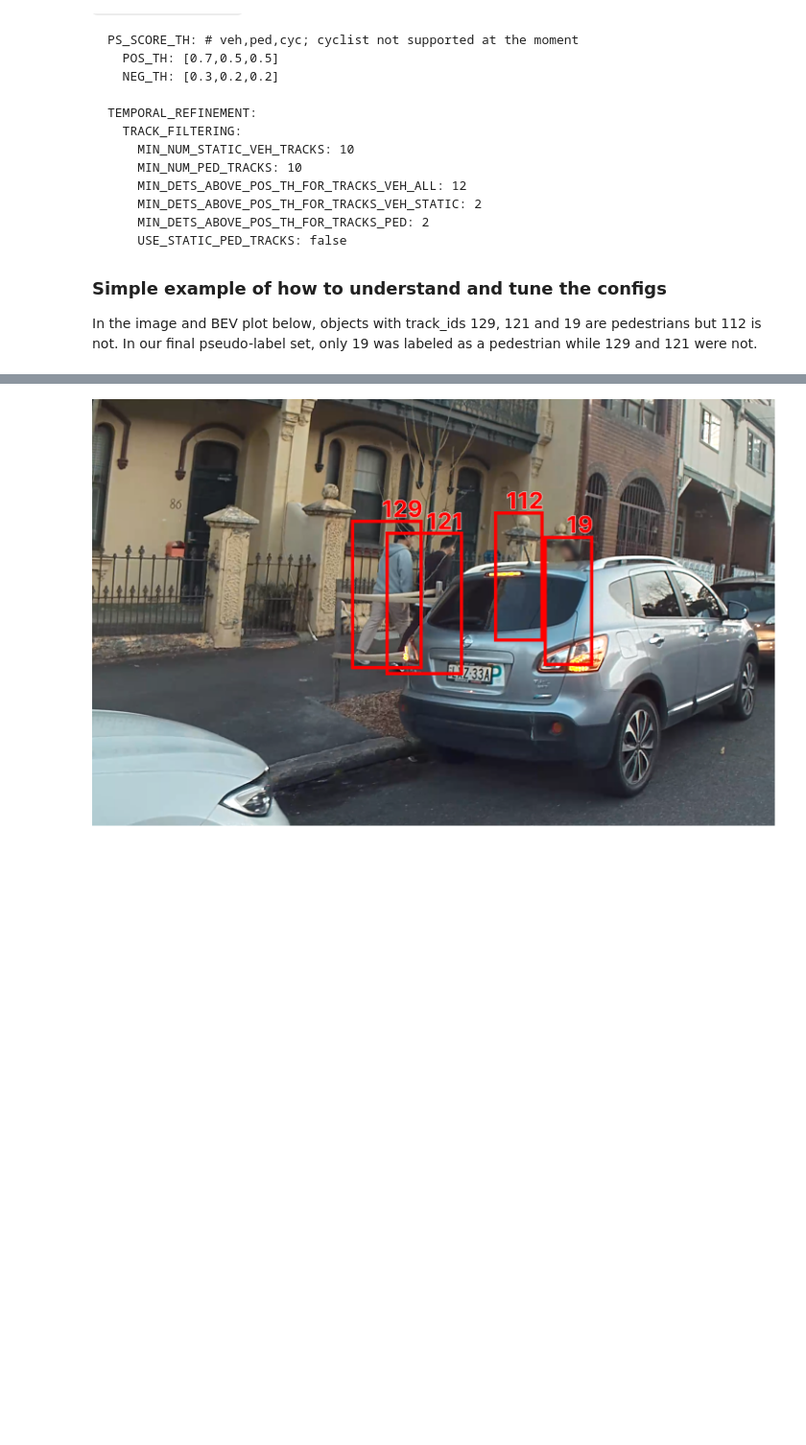
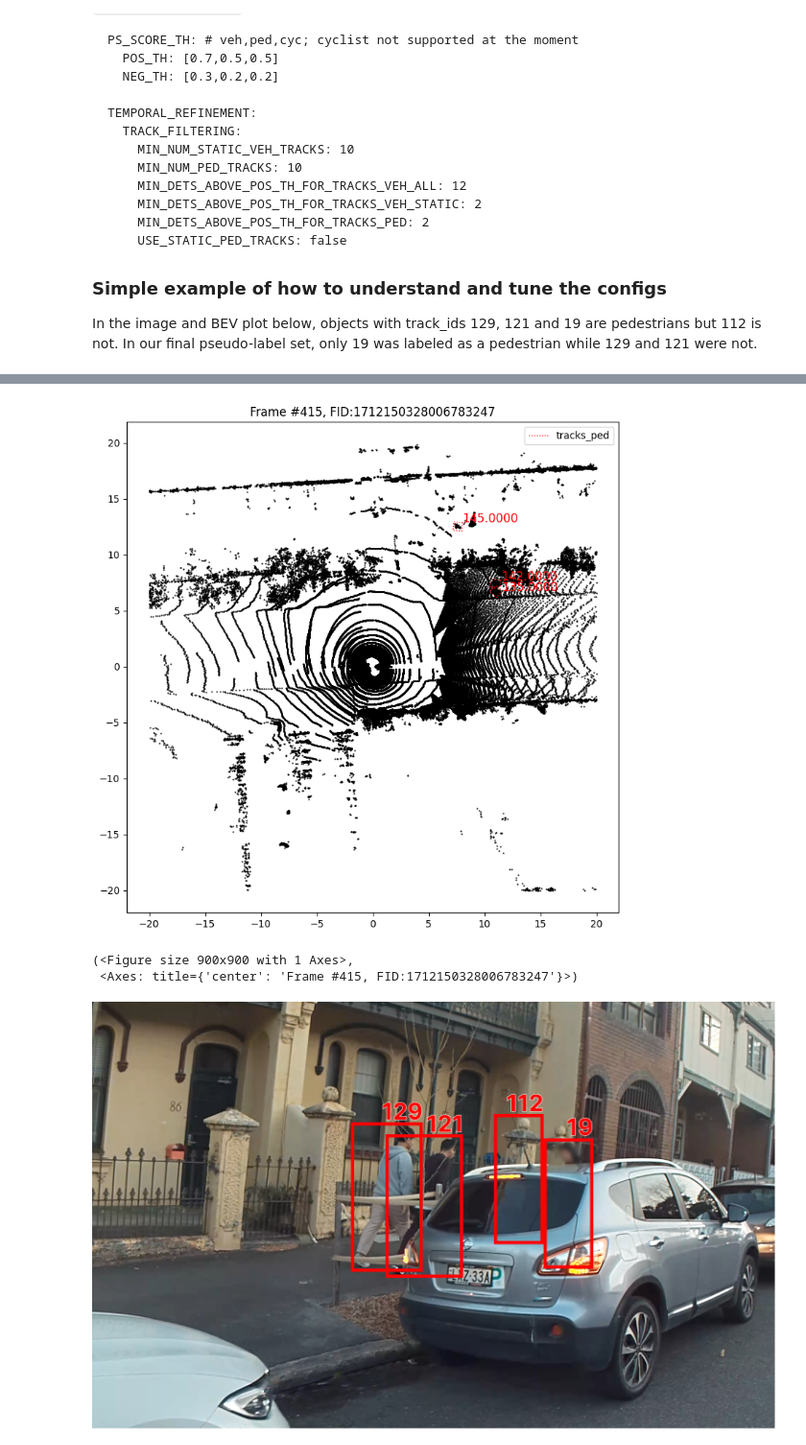
Before and after one commit to jpsimonss/MS3D, a Jupyter notebook: tools/demo/ms3d_demo_tutorial.ipynb, the cells around one changed output, grey strips where cells are left out. Shown at 96% size. Cells and saved outputs as stored; diff of their text form; code cells hidden in the pictures; blank space fills up the shorter version.

```diff
--- a/tools/demo/ms3d_demo_tutorial.ipynb
+++ b/tools/demo/ms3d_demo_tutorial.ipynb
@@ -492,7 +507,7 @@ TEMPORAL_REFINEMENT:
 ### Simple example of how to understand and tune the configs
 In the image and BEV plot below, objects with track_ids 129, 121 and 19 are pedestrians but 112 is not. In our final pseudo-label set, only 19 was labeled as a pedestrian while 129 and 121 were not.
 # %%
-%matplotlib notebook
+%matplotlib inline
 
 dataset = DemoDataset(
         dataset_cfg=target_domain_cfg, class_names=target_domain_cfg.CLASS_NAMES, training=False,
@@ -501,6 +516,7 @@ dataset = DemoDataset(
 
 # This is interactive. Use the buttons below to zoom in/zoom out/move around.
 # if show_trk_score=False, number=track_id, else number=conf_score. show_score=False just hides the number
-visualize_bev(dataset, idx=25, tracks=tracks_ped, tracks_legend='tracks_ped', ps_dict=final_ps_labels,
-              show_trk_score=False, show_score=True, above_pos_th=True)
+visualize_bev(dataset, idx=415, tracks=tracks_ped, tracks_legend='tracks_ped', ps_dict=final_ps_labels,
+              show_trk_score=False, show_score=True, above_pos_th=True,
+              point_cloud_range=20)
 # %% [output]
@@ -509,3 +523,6 @@ visualize_bev(dataset, idx=25, tracks=tracks_ped, tracks_legend='tracks_ped', ps
+[figure, added]
+(<Figure size 900x900 with 1 Axes>,
+ <Axes: title={'center': 'Frame #415, FID:1712150328006783247'}>)
 # %%
 from IPython import display
 display.Image("/MS3D/tools/demo/sydney_ouster_sequence_60/tutorial_tuning_tips.png")
```
Also changed, not shown: parts of 19 cells of this notebook, 41 other files.
